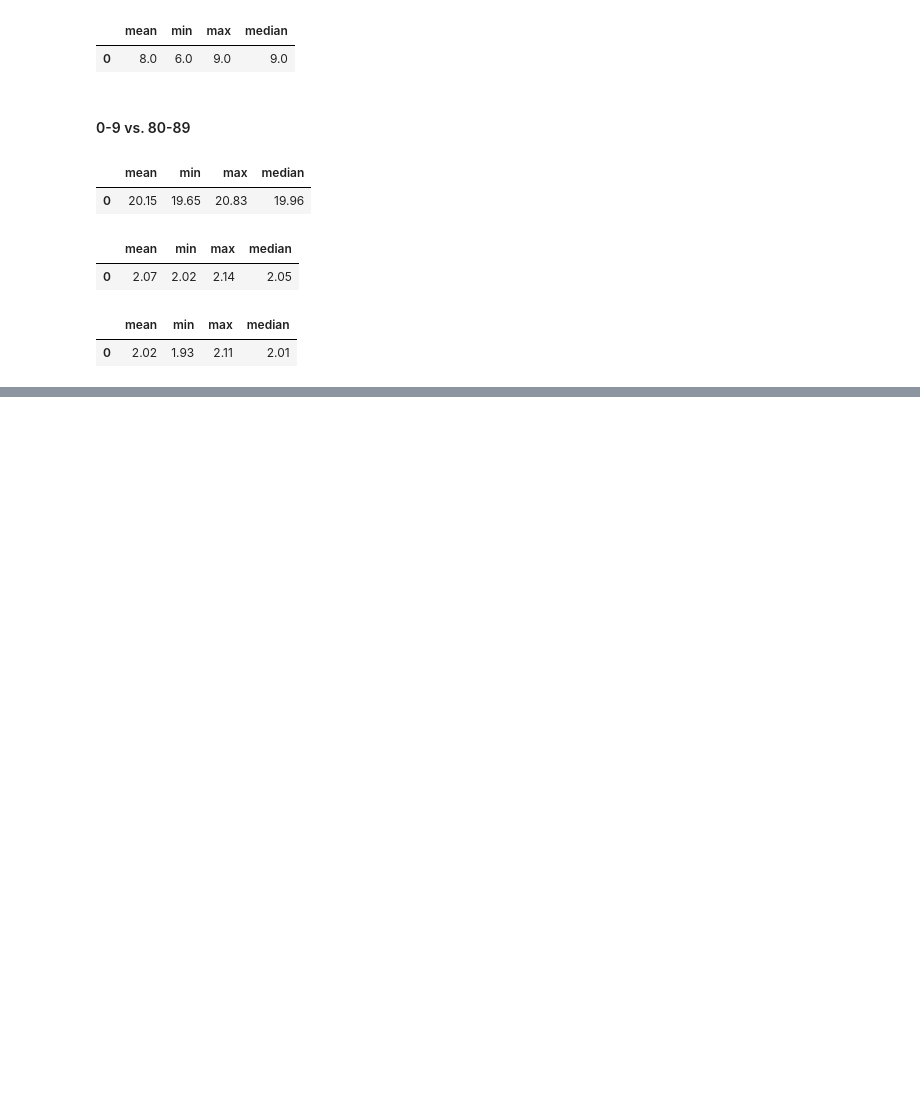
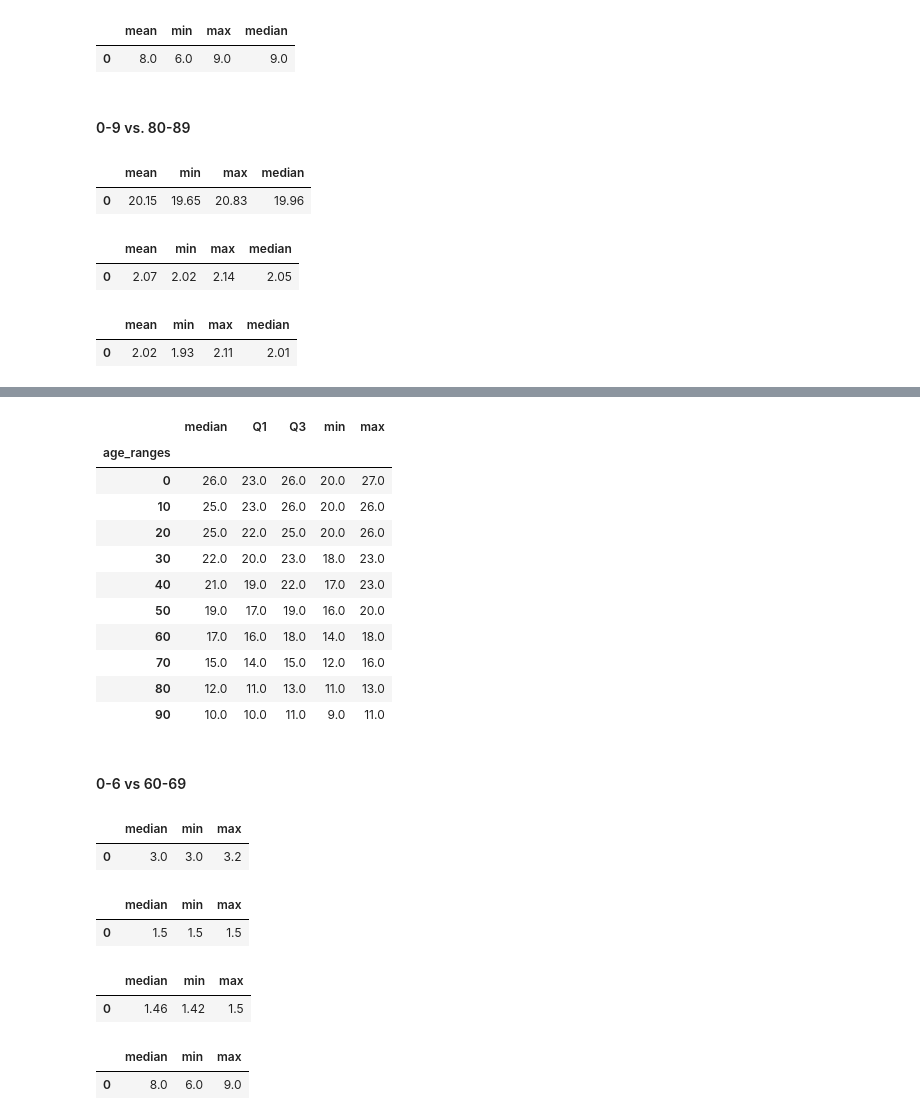
Before and after one commit to rosapietroiusti/attr-hs, a Jupyter notebook: main/attr-hw-fig2.ipynb, the cells around one changed output, grey strips where cells are left out. Drawn from its saved outputs; the diff is of its cells as text; code cells hidden in the pictures; blank space fills up the shorter version.

```diff
--- a/main/attr-hw-fig2.ipynb
+++ b/main/attr-hw-fig2.ipynb
@@ -869,0 +923,4 @@ reporting_summary(df, ['mean', 'min', 'max', 'median'  ])
+# %%
+da_n_people_ndays_obs = da_n_people_ndays_obs_l
+da_prop_people_ndays_obs = da_prop_people_ndays_obs_l
+da_nAHD_percapita_peopledays_10y_obs = da_nAHD_percapita_peopledays_10y_obs_l
@@ -869,0 +961,53 @@ reporting_summary(df, ['mean', 'min', 'max', 'median'  ])
+# %%
+df = da_nAHD_percapita_peopledays_10y_obs.sel(features='per_capita_days').to_pandas().T
+
+reporting_summary(df, ['median', 'q1', 'q3' , 'min', 'max']).round(0)
+# %% [output]
+|  | median | Q1 | Q3 | min | max |
+| age_ranges |  |  |  |  |  |
+| 0 | 26.0 | 23.0 | 26.0 | 20.0 | 27.0 |
+| 10 | 25.0 | 23.0 | 26.0 | 20.0 | 26.0 |
+| 20 | 25.0 | 22.0 | 25.0 | 20.0 | 26.0 |
+| 30 | 22.0 | 20.0 | 23.0 | 18.0 | 23.0 |
+| 40 | 21.0 | 19.0 | 22.0 | 17.0 | 23.0 |
+| 50 | 19.0 | 17.0 | 19.0 | 16.0 | 20.0 |
+| 60 | 17.0 | 16.0 | 18.0 | 14.0 | 18.0 |
+| 70 | 15.0 | 14.0 | 15.0 | 12.0 | 16.0 |
+| 80 | 12.0 | 11.0 | 13.0 | 11.0 | 13.0 |
+| 90 | 10.0 | 10.0 | 11.0 | 9.0 | 11.0 |
+# %% [markdown]
+#### 0-6 vs 60-69
+# %%
+# Multiplication factor n people 0-9 v 60-69
+df = pd.DataFrame( da_n_people_ndays_obs.sel(features='n_atleast_20').to_pandas().T.loc[0] / da_n_people_ndays_obs.sel(features='n_atleast_20').to_pandas().T.loc[60] ).T
+
+reporting_summary(df, ['median', 'min', 'max']).round(1)
+# %% [output]
+|  | median | min | max |
+| 0 | 3.0 | 3.0 | 3.2 |
+# %%
+# Multiplication factor prop people 0-9 v 60-69
+df = pd.DataFrame( da_prop_people_ndays_obs.sel(features='prop_atleast_20').to_pandas().T.loc[0] / da_prop_people_ndays_obs.sel(features='prop_atleast_20').to_pandas().T.loc[60] ).T
+
+reporting_summary(df, ['median', 'min', 'max' ]).round(1)
+# %% [output]
+|  | median | min | max |
+| 0 | 1.5 | 1.5 | 1.5 |
+# %%
+# Multiplication factor n people 0-9 v 60-69
+df_raw = da_nAHD_percapita_peopledays_10y_obs.sel(features='per_capita_days').to_pandas().T
+df = pd.DataFrame( df_raw.loc[0] / df_raw.loc[60] ).T
+
+reporting_summary(df, ['median', 'min', 'max'  ])
+# %% [output]
+|  | median | min | max |
+| 0 | 1.46 | 1.42 | 1.5 |
+# %%
+# Difference days per cap 0-9 v 60-69
+df_raw = da_nAHD_percapita_peopledays_10y_obs.sel(features='per_capita_days').to_pandas().T
+df = pd.DataFrame( df_raw.loc[0] - df_raw.loc[60] ).T
+
+reporting_summary(df, ['median', 'min', 'max'  ]).round(0)
+# %% [output]
+|  | median | min | max |
+| 0 | 8.0 | 6.0 | 9.0 |
```
Also changed, not shown: parts of 19 cells of this notebook, 8 other files.
